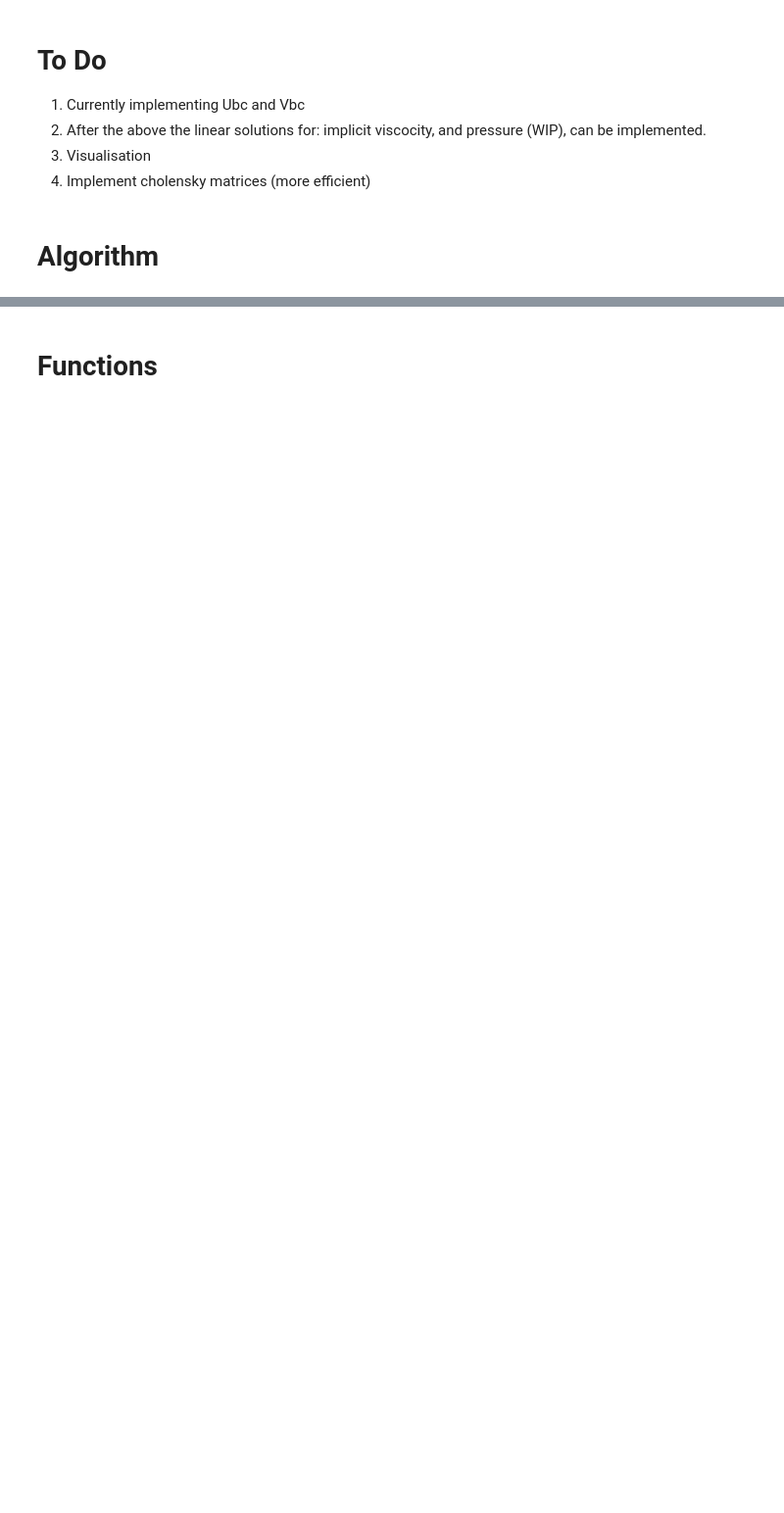
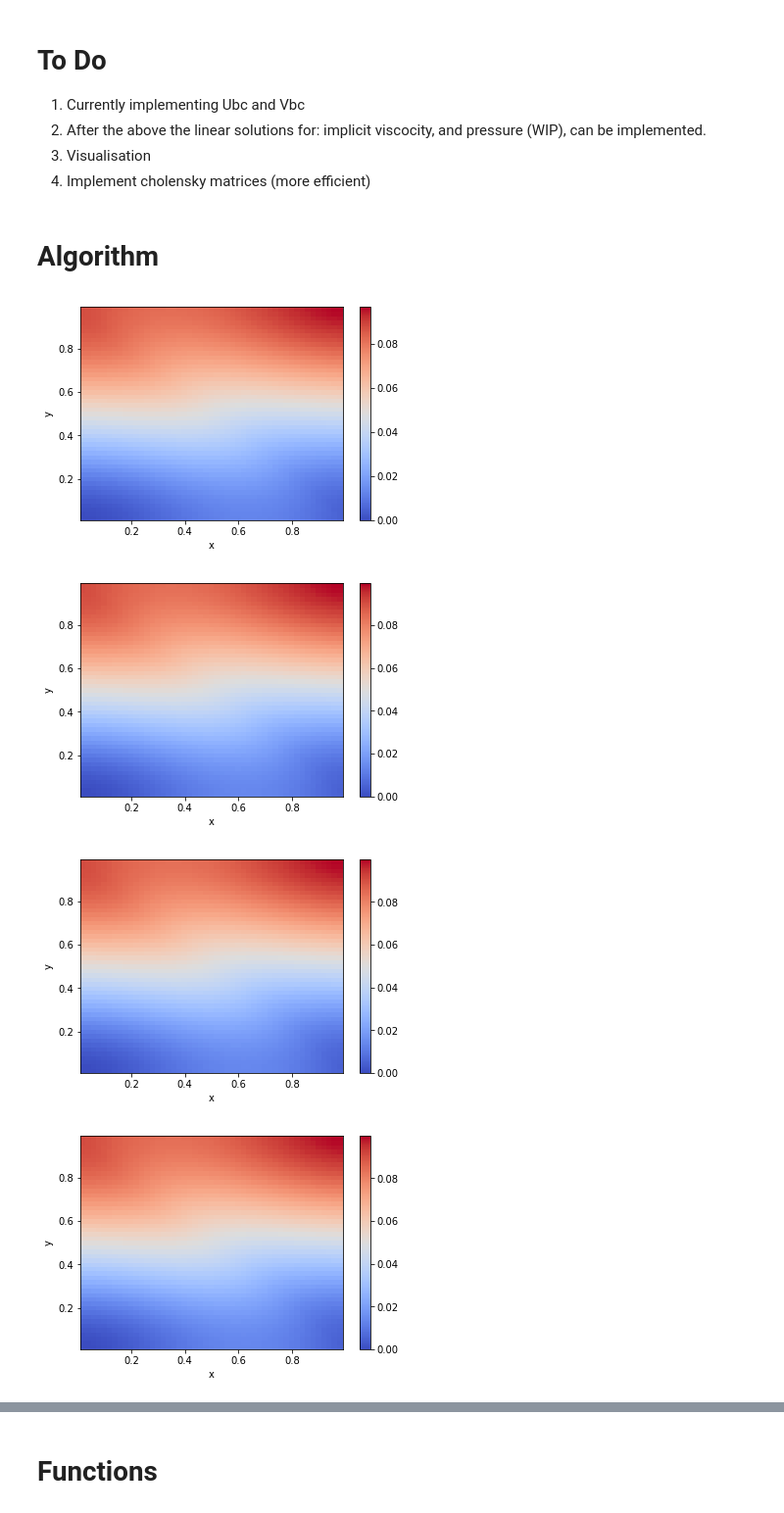
Before and after one commit to VHeusinkveld/2D_Incompressible_NV_Solver-CP4, a Jupyter notebook: navier_stokes.ipynb, the cells around one changed output, grey strips where cells are left out. Shown: that part at 98% size. Drawn from its saved outputs; the diff is of its cells as text; code cells hidden in the pictures; blank space fills up the shorter version.

```diff
--- a/navier_stokes.ipynb
+++ b/navier_stokes.ipynb
@@ -11,6 +11,8 @@ import numpy as np
 import scipy as sci
 
 import matplotlib.pyplot as plt
+from matplotlib import cm
+
 import scipy.sparse as spa
 import scipy.sparse.linalg as spala
 
@@ -22,11 +24,11 @@ par = SimpleNamespace()
 
 const.Re = 1e2     # Reynolds number
 const.dt = 1e-2    # time step
-const.tf = 4e-0  # final time
-const.lx = 1      # width of box
-const.ly = 1      # height of box
-const.nx = 4       # number of x-gridpoints
-const.ny = 4       # number of y-gridpoints
+const.tf = 4e-2    # final time
+const.lx = 1       # width of box
+const.ly = 1       # height of box
+const.nx = 50      # number of x-gridpoints
+const.ny = 50      # number of y-gridpoints
 const.nsteps = 10  # number of steps with graphic output
 
 const.nt = np.ceil(const.tf/const.dt)
@@ -55,12 +57,17 @@ vS = ave(const.x, 'h')*0
 vE = const.y*0
 
 # Boundary matrices
-## WIP see lower cell
-## Implement boundary matrices Ubc and Bvc
+#TODO Don't know why there is a factor 2 in front of uS and uN etc.
+Ubc = const.dt/const.Re*((np.vstack((2*uS[1:-1], np.zeros((const.nx-1,const.ny-2),dtype=float).T, 2*uN[1:-1])).T)/const.hx**2 +\
+                    np.vstack((uW, np.zeros((const.nx-3, const.ny),dtype=float), uE))/const.hy**2)
+Vbc = const.dt/const.Re*((np.vstack((vS, np.zeros((const.nx,const.ny-3), dtype = float).T, vN)).T)/const.hx**2 +\
+                    np.vstack((2*vW[1:-1], np.zeros((const.nx-2, const.ny-1),dtype=float), 2*vE[1:-1]))/const.hy**2)
 
 # Operator matrices on P, U, V, Q respectively
 Lp = spa.kron(spa.eye(const.ny), laplace_m(const.nx, const.hx, 'Neumann')) +\
      spa.kron(laplace_m(const.ny, const.hy, 'Neumann'), spa.eye(const.nx))
+#TODO Why 3/2 Lp[0,0]
+Lp[0,0] = 3/2*Lp[0,0]
 Lu = spa.eye((const.nx-1)*const.ny) + \
      (const.dt/const.Re)*(spa.kron(spa.eye(const.ny), laplace_m(const.nx-1, const.hx, 'Dirichelt_on')))+\
      spa.kron(laplace_m(const.ny, const.hy, 'Dirichelt_between'), spa.eye(const.nx-1))
@@ -72,9 +79,7 @@ Lq = spa.kron(spa.eye(const.ny-1), laplace_m(const.nx-1, const.hx, 'Dirichlet_on
 
 # Implement pre solution matrices
 ## WIP
-## Need to figure out how to use cholensky with sparse matrices
-## possibly scikit offers it. For now this is not implemented
-
+## Need to figure out how to use cholensky with sparse matrices use sksparse.cholmod
 
 loop = True
 counter = 0
@@ -87,41 +92,68 @@ while loop:
     Ve = np.vstack((vW, np.vstack((vS, V.T, vN)).T, vE))
 
     # If x and y are made 2D
+    # This should be more efficient since here vectors are transposed opposed to matrices
     ## Ue = np.concatenate((uS, np.concatenate((uW, U.T, uE), axis = 0).T, uN), axis = 0)
     ## Ve = np.concatenate((vW, np.concatenate((vS.T, V, vN.T), axis = 1), vE), axis = 0)
 
-    # Average and difference matrices
+    ## Average and difference matrices
     Ua = ave(Ue, 'v')
     Ud = np.diff(Ue, n=1, axis=1)/2
     Va = ave(Ve, 'h')
     Vd = np.diff(Ve, n=1, axis=0)/2
 
-    # Derivative matrices UV_x and UV_y
+    ## Derivative matrices UV_x and UV_y
     UVx = np.diff((Ua*Va - gamma(const, U, V)*np.abs(Ua)*Vd), axis=0)/const.hx
     UVy = np.diff((Ua*Va - gamma(const, U, V)*Ud*np.abs(Va)), axis=1)/const.hy
 
-    # Average and difference matrices
+    ## Average and difference matrices
     Ua = ave(Ue[:,1:-1], 'h')
     Ud = np.diff(Ue[:,1:-1], n=1, axis=0)/2
     Va = ave(Ve[1:-1,:], 'v')
     Vd = np.diff(Ve[1:-1,:], n=1, axis=1)/2
 
-    # Derivative matrices U^2_x and U^2_y
+    ## Derivative matrices U^2_x and U^2_y
     U2x = np.diff((Ua**2 - gamma(const, U, V)*np.abs(Ua)*Ud), axis=0)/const.hx
     V2y = np.diff((Ua**2 - gamma(const, U, V)*np.abs(Va)*Vd), axis=1)/const.hy
 
-    # Change in velocity applied
+    ## Change in velocity applied
     U = U - const.dt*(UVy[1:-1,:] + U2x)
     V = V - const.dt*(UVx[:,1:-1] + V2y)
 
     # Implicit viscocity
-    # WIP see lower cell
+    u = spala.spsolve(Lu, np.reshape(U + Ubc,(-1,1)))
+    U = np.reshape(u,(const.nx-1, const.ny))
+    v = spala.spsolve(Lv, np.reshape(V + Vbc,(-1,1)))
+    V = np.reshape(v,(const.nx, const.ny-1))
 
     # Pressure correction
-    ## WIP
+    # WIP, np.diff takes standard the difference over the last exis hence the y axis.
+    grad_U = np.diff(np.vstack((uW, U, uE)).T, n=1)/const.hx +\
+             np.diff(np.vstack((vS, V.T, vN)).T, n=1)/const.hy
+    rhs = (1/const.dt)*np.reshape(grad_U,(-1,1))
+    p = -spala.spsolve(Lp, rhs)
+    P = np.reshape(p,(const.nx,const.ny))
+    U = U - np.diff(P.T, n=1).T/const.hx*const.dt
+    V = V - np.diff(P, n=1)/const.hy*const.dt
 
     # Visualization
-    ## WIP
+    if counter%const.nsteps==0:
+        # WIP
+        # Add velocity contour arrows and possibly Q
+        # Would suggest that we make movies like so:
+        # https://stackoverflow.com/questions/44947505/how-to-make-a-movie-out-of-images-in-python
+        fig = plt.figure()
+        [X, Y] = np.meshgrid(ave(const.x, 'h'), ave(const.y, 'h'))
+        contour = plt.pcolormesh(X, Y, P.T, cmap=cm.coolwarm)
+        plt.colorbar()
+        plt.xlabel('x')
+        plt.ylabel('y')
+        plt.show()
 
-    if counter == 1:
+    if counter == np.ceil(const.tf/const.dt):
         loop = False
+# %% [output]
+[figure, added]
+[figure, added]
+[figure, added]
+[figure, added]
```
Also changed, not shown: parts of 7 cells of this notebook.
